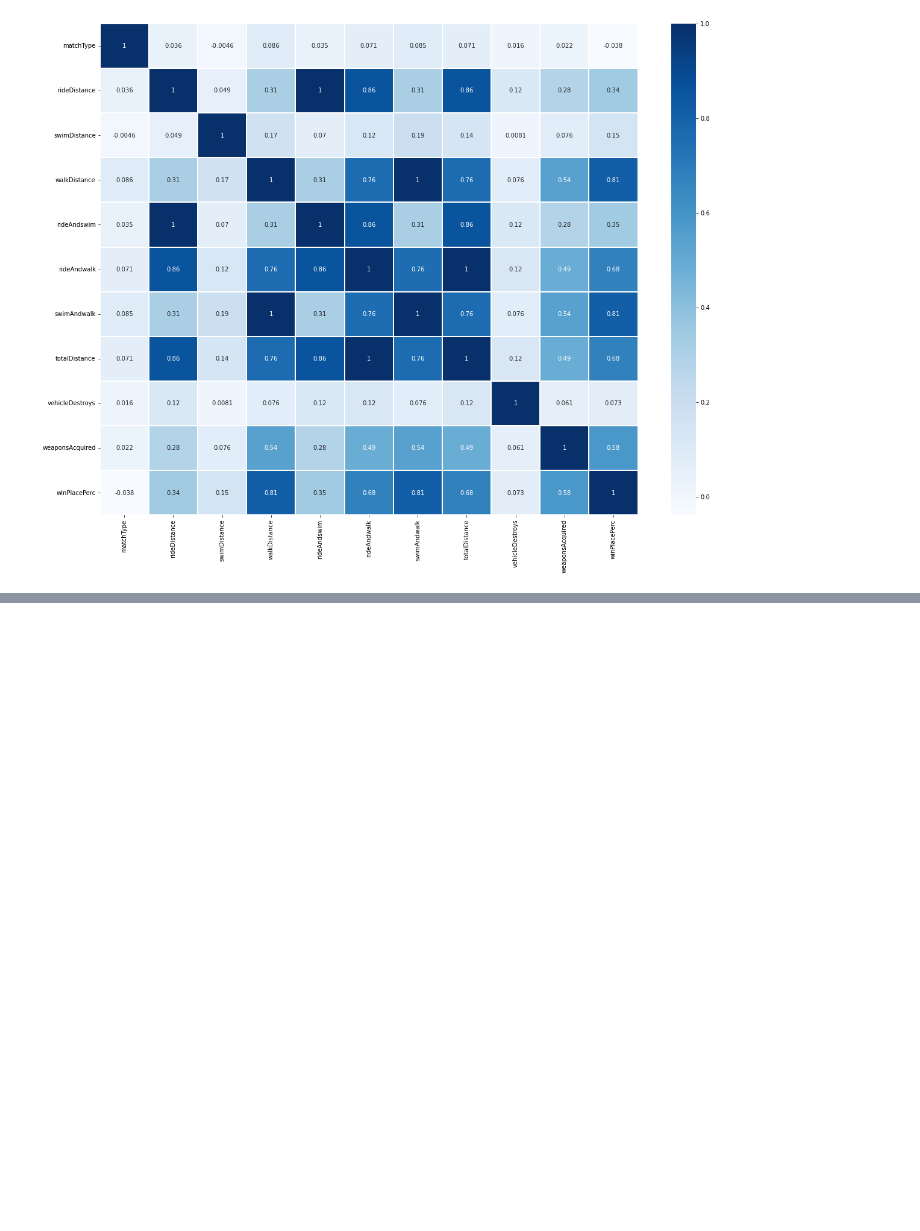
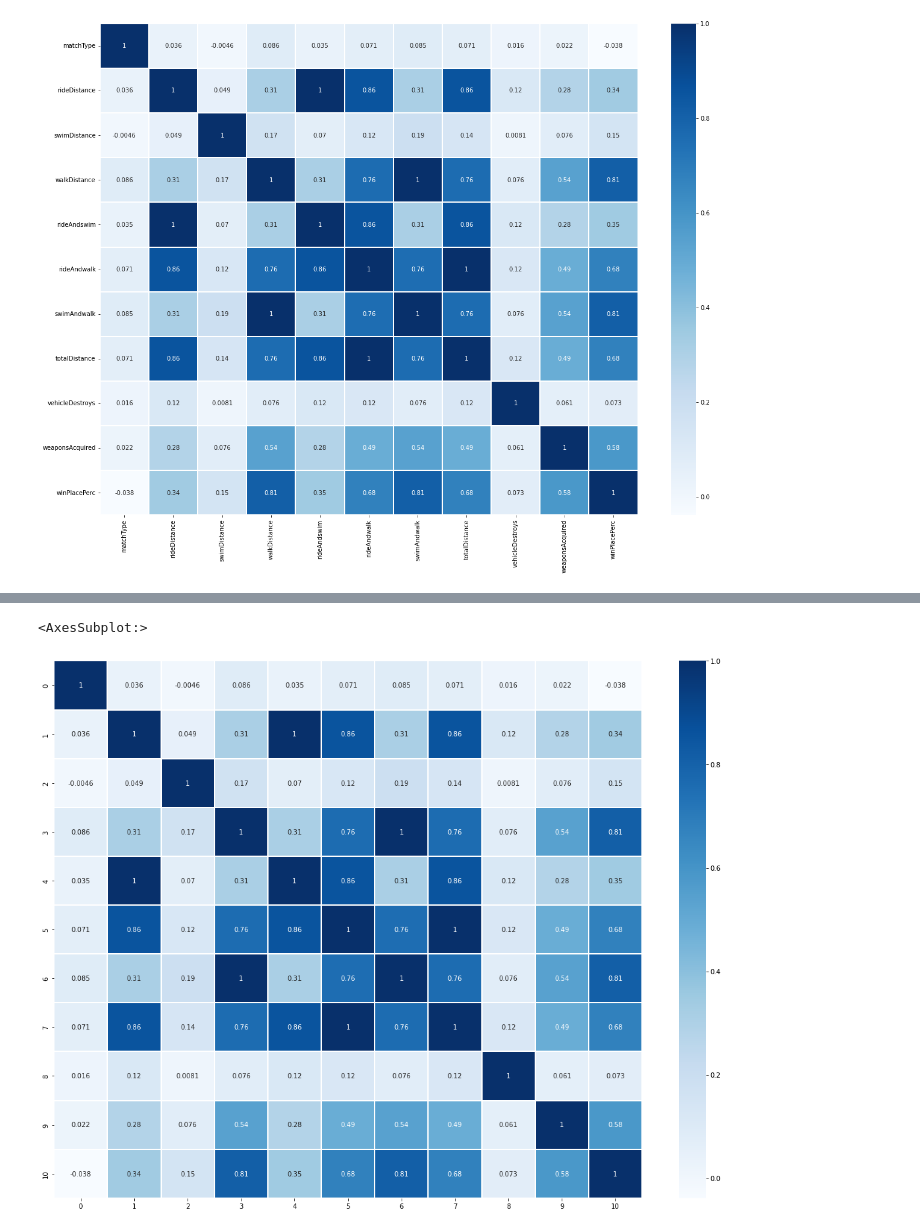
Before and after one commit to HalfMoon1008/PUBG_ML_Project, a Jupyter notebook: modelingPUBG.ipynb, the cells around one changed output, grey strips where cells are left out. Saved outputs shown, nothing was run; the diff lists cells and outputs as text; code cells hidden in the pictures; blank space fills up the shorter version.

```diff
--- a/modelingPUBG.ipynb
+++ b/modelingPUBG.ipynb
@@ -595,0 +793,11 @@ sns.heatmap(mydata.corr(), annot=True, linewidths=2, cmap = 'Blues')
+# %%
+from sklearn.preprocessing import StandardScaler
+# StandardScaler 선언 및 Fitting
+sdscaler = StandardScaler()
+sdscaler.fit(mydata)
+
+# 데이터 변환
+sdscaled_data = sdscaler.transform(mydata)
+
+# 데이터 프레임으로 저장
+sdscaled_data = pd.DataFrame(sdscaled_data)
@@ -595,0 +830,6 @@ sns.heatmap(mydata.corr(), annot=True, linewidths=2, cmap = 'Blues')
+# %%
+plt.subplots(figsize=(20,15))
+sns.heatmap(sdscaled_data.corr(), annot=True, linewidths=2, cmap = 'Blues')
+# %% [output]
+<AxesSubplot:>
+[figure, added]
```
Also changed, not shown: parts of 37 cells of this notebook.
